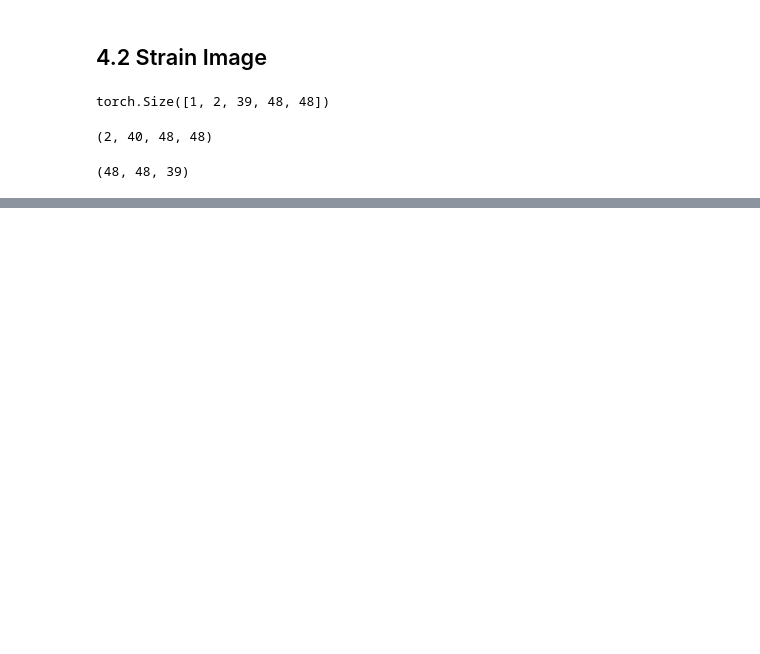
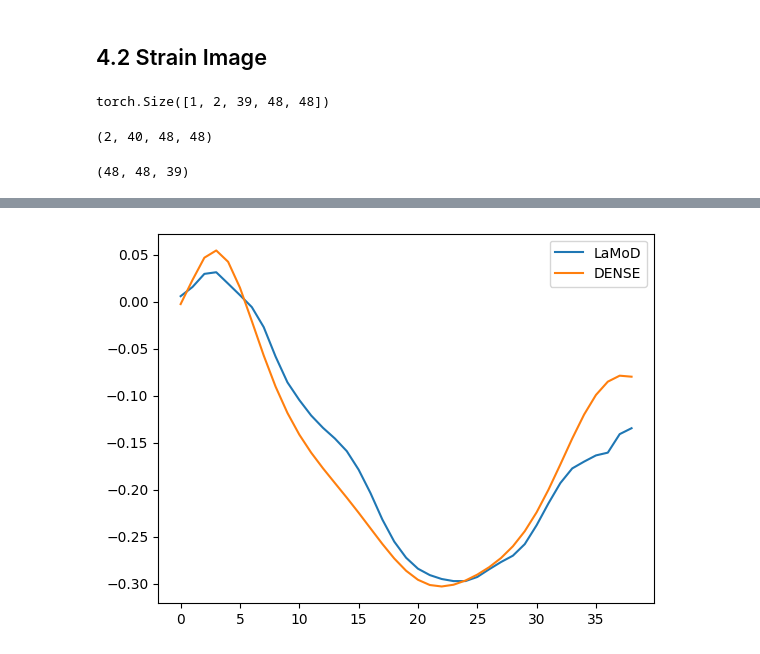
Before and after one commit to jr-xing/LaMoD, a Jupyter notebook: inference.ipynb, the cells around one changed output, grey strips where cells are left out. Cells and saved outputs as stored; diff of their text form; code cells hidden in the pictures; blank space fills up the shorter version.

```diff
--- a/inference.ipynb
+++ b/inference.ipynb
@@ -157,0 +204,10 @@ axs[1].imshow(strain_GT['CC'][...,check_frame_idx], cmap='jet', vmin=-0.2, vmax=
+# %%
+# Plot the segmental strain curves for the first sector (anterior)
+plot_sector_idx = 0
+fig, axs = plt.subplots(1,1)
+axs.plot(segmental_strain['CCs6'][plot_sector_idx], label='LaMoD')
+axs.plot(segmental_strain_GT['CCs6'][plot_sector_idx], label='DENSE')
+plt.legend()
+plt.show()
+# %% [output]
+[figure, added]
```
Also changed, not shown: parts of 9 cells of this notebook, 1 other file.
